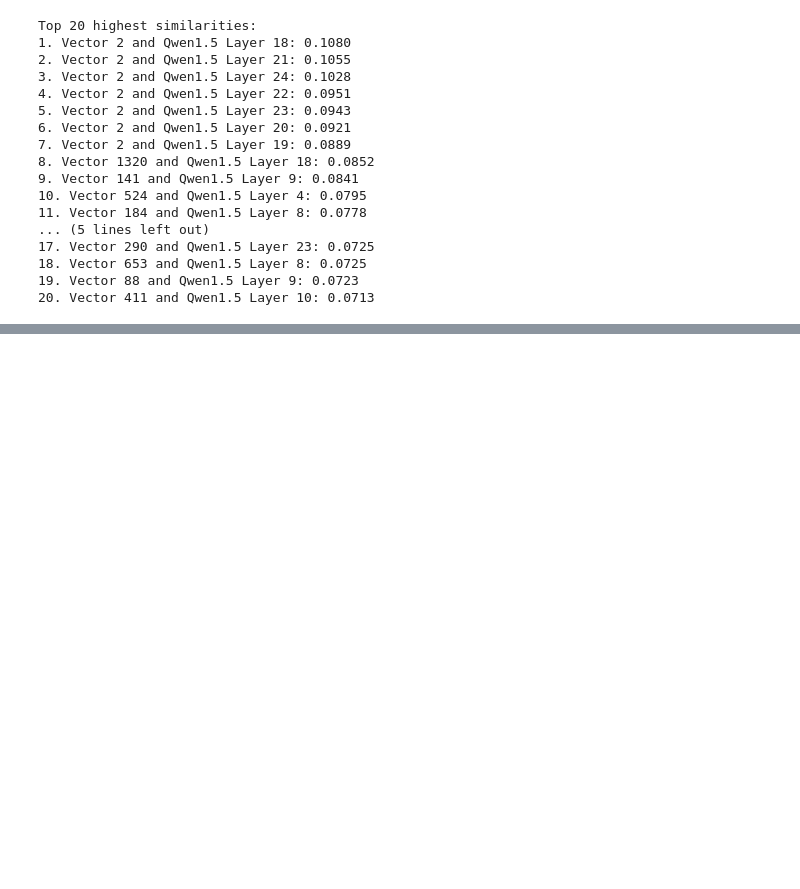
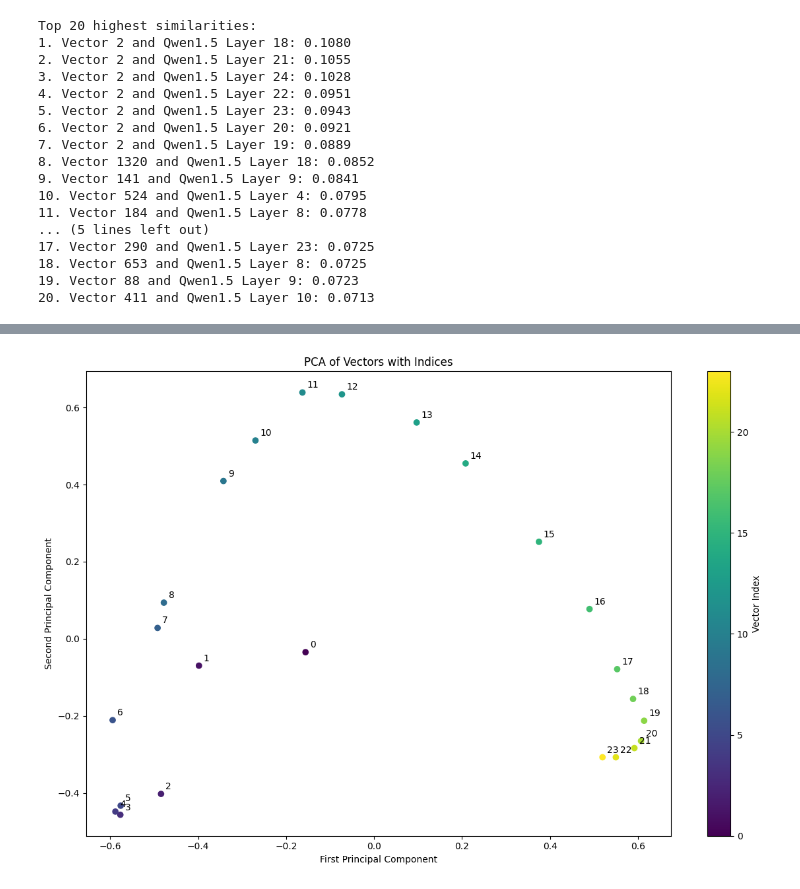
Before and after one commit to ducndh/refusal-orthogonal-vector, a Jupyter notebook: refusal_vector.ipynb, the cells around one changed output, grey strips where cells are left out. Cells and saved outputs as stored; diff of their text form; code cells hidden in the pictures; blank space fills up the shorter version.

```diff
--- a/refusal_vector.ipynb
+++ b/refusal_vector.ipynb
@@ -617,11 +652,13 @@ I suspect that the vectors coming from later than layer 10 would have similar di
 import zipfile
 import os
 
+folder_name = "Qwen1.5_refusal_directions"
+
 # Specify the path to your zip file
-zip_path = '/content/refusal_directions.zip'
+zip_path = f'/content/{folder_name}.zip'
 
 # Specify the directory to extract to
-extract_dir = '/content/'
+extract_dir = f'/content/{folder_name}'
 
 # Create the directory if it doesn't exist
 os.makedirs(extract_dir, exist_ok=True)
@@ -882,0 +965,30 @@ Directory /refusal_directions has been zipped to /refusal_directions.zip
+# %%
+import numpy as np
+import matplotlib.pyplot as plt
+from sklearn.decomposition import PCA
+
+vectors = qwen15_vectors
+
+# Assuming 'vectors' is your list of 24 vectors, each with 2048 dimensions
+vectors_array = np.array(vectors)
+
+# Perform PCA
+pca = PCA(n_components=2)
+pca_result = pca.fit_transform(vectors_array)
+
+# Create the scatter plot
+plt.figure(figsize=(12, 8))
+scatter = plt.scatter(pca_result[:, 0], pca_result[:, 1], c=range(len(vectors)), cmap='viridis')
+
+# Add vector indices as labels
+for i, (x, y) in enumerate(pca_result):
+    plt.annotate(str(i), (x, y), xytext=(5, 5), textcoords='offset points')
+
+plt.colorbar(scatter, label='Vector Index')
+plt.title('PCA of Vectors with Indices')
+plt.xlabel('First Principal Component')
+plt.ylabel('Second Principal Component')
+plt.tight_layout()
+plt.show()
+# %% [output]
+[figure, added]
```
Also changed, not shown: parts of 11 cells of this notebook.
